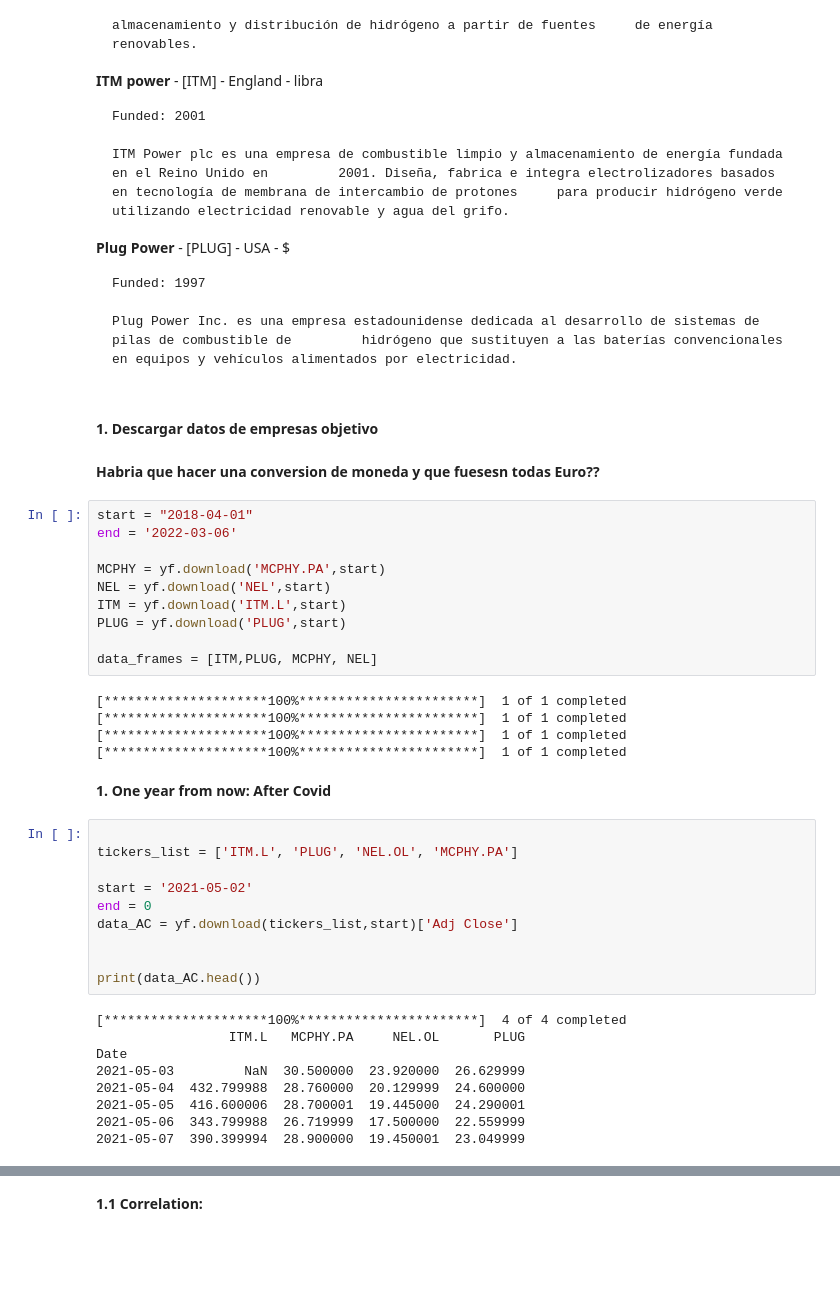
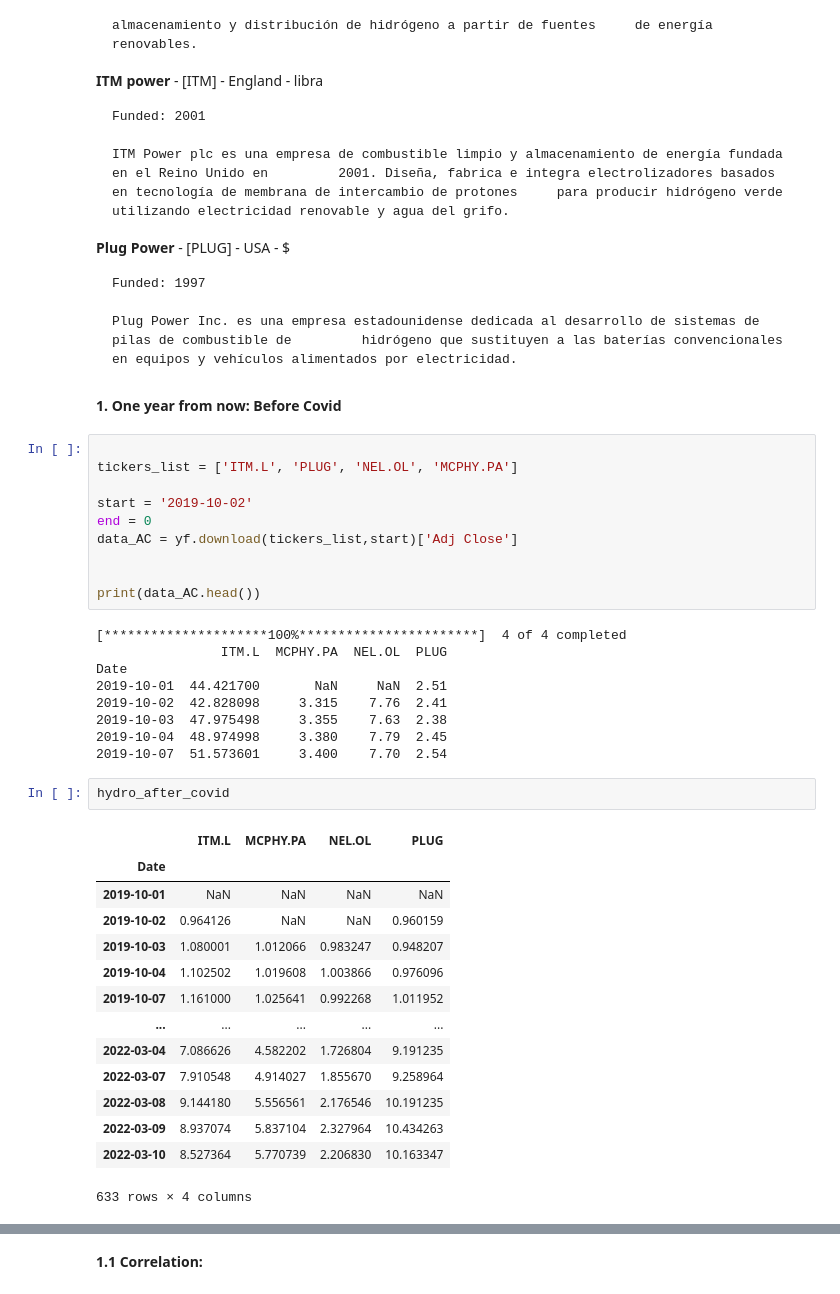
Before and after one commit to AntonioLopga12/Final_Project_IRONHACK, a Jupyter notebook: Final_Proyect_stock_data.ipynb, the cells around one changed output, grey strips where cells are left out. Drawn from its saved outputs; the diff is of its cells as text; blank space fills up the shorter version.

```diff
--- a/Final_Proyect_stock_data.ipynb
+++ b/Final_Proyect_stock_data.ipynb
@@ -41,32 +41,13 @@ from functools import reduce
     Funded: 1997
 
     Plug Power Inc. es una empresa estadounidense dedicada al desarrollo de sistemas de pilas de combustible de         hidrógeno que sustituyen a las baterías convencionales en equipos y vehículos alimentados por electricidad.
-# %% [markdown]
-#### 1. Descargar datos de empresas objetivo
-# %% [markdown]
-**Habria que hacer una conversion de moneda y que fuesesn todas Euro??**
-# %%
-start = "2018-04-01"
-end = '2022-03-06'
-
-MCPHY = yf.download('MCPHY.PA',start)
-NEL = yf.download('NEL',start)
-ITM = yf.download('ITM.L',start)
-PLUG = yf.download('PLUG',start)
-
-data_frames = [ITM,PLUG, MCPHY, NEL]
-# %% [output]
-[*********************100%***********************]  1 of 1 completed
-[*********************100%***********************]  1 of 1 completed
-[*********************100%***********************]  1 of 1 completed
-[*********************100%***********************]  1 of 1 completed
 # %% [markdown]
-**1. One year from now: After Covid**
+**1. One year from now: Before Covid**
 # %%
 
 tickers_list = ['ITM.L', 'PLUG', 'NEL.OL', 'MCPHY.PA']
 
-start = '2021-05-02'
+start = '2019-10-02'
 end = 0
 data_AC = yf.download(tickers_list,start)['Adj Close']
 
@@ -74,10 +55,27 @@ data_AC = yf.download(tickers_list,start)['Adj Close']
 print(data_AC.head())
 # %% [output]
 [*********************100%***********************]  4 of 4 completed
-                 ITM.L   MCPHY.PA     NEL.OL       PLUG
+                ITM.L  MCPHY.PA  NEL.OL  PLUG
 Date
-2021-05-03         NaN  30.500000  23.920000  26.629999
-2021-05-04  432.799988  28.760000  20.129999  24.600000
-2021-05-05  416.600006  28.700001  19.445000  24.290001
-2021-05-06  343.799988  26.719999  17.500000  22.559999
-2021-05-07  390.399994  28.900000  19.450001  23.049999
+2019-10-01  44.421700       NaN     NaN  2.51
+2019-10-02  42.828098     3.315    7.76  2.41
+2019-10-03  47.975498     3.355    7.63  2.38
+2019-10-04  48.974998     3.380    7.79  2.45
+2019-10-07  51.573601     3.400    7.70  2.54
+# %%
+hydro_after_covid
+# %% [output]
+|  | ITM.L | MCPHY.PA | NEL.OL | PLUG |
+| Date |  |  |  |  |
+| 2019-10-01 | NaN | NaN | NaN | NaN |
+| 2019-10-02 | 0.964126 | NaN | NaN | 0.960159 |
+| 2019-10-03 | 1.080001 | 1.012066 | 0.983247 | 0.948207 |
+| 2019-10-04 | 1.102502 | 1.019608 | 1.003866 | 0.976096 |
+| 2019-10-07 | 1.161000 | 1.025641 | 0.992268 | 1.011952 |
+| ... | ... | ... | ... | ... |
+| 2022-03-04 | 7.086626 | 4.582202 | 1.726804 | 9.191235 |
+| 2022-03-07 | 7.910548 | 4.914027 | 1.855670 | 9.258964 |
+| 2022-03-08 | 9.144180 | 5.556561 | 2.176546 | 10.191235 |
+| 2022-03-09 | 8.937074 | 5.837104 | 2.327964 | 10.434263 |
+| 2022-03-10 | 8.527364 | 5.770739 | 2.206830 | 10.163347 |
+633 rows × 4 columns
```
Also changed, not shown: parts of 16 cells of this notebook, 21 other files.
